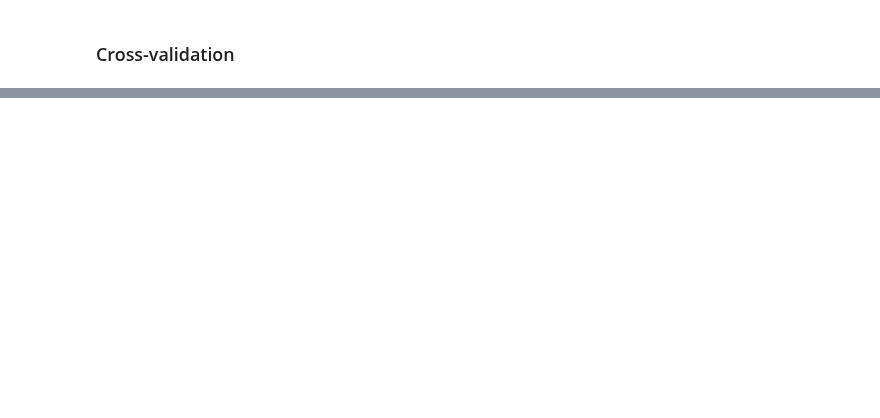
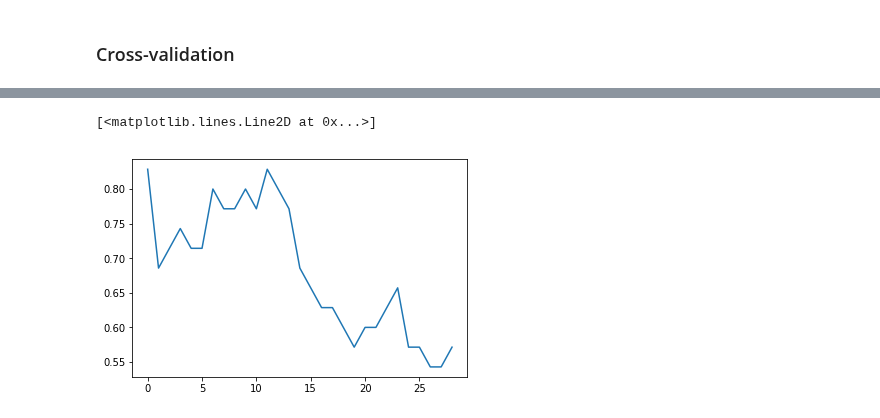
Before and after one commit to hgit2/IAproject, a Jupyter notebook: Projet_IA_clustering_classification_hana.ipynb, the cells around one changed output, grey strips where cells are left out. Drawn from its saved outputs; the diff is of its cells as text; code cells hidden in the pictures; blank space fills up the shorter version.

```diff
--- a/Projet_IA_clustering_classification_hana.ipynb
+++ b/Projet_IA_clustering_classification_hana.ipynb
@@ -842,0 +884,9 @@ cross_validate(model, sort_datatri, classes)
+# %%
+# variation of the number of neighbours
+silhouette_coef = []
+accuracy = []
+for i in range(1,30):
+    model = neighbors.KNeighborsClassifier(n_neighbors=i, weights='uniform', p=2)
+    model.fit(data_train, label_train)
+    label_predict_i = model.predict(data_test)
+    accuracy.append(metrics.accuracy_score(label_test, label_predict_i))
@@ -842,0 +913,5 @@ cross_validate(model, sort_datatri, classes)
+# %%
+plt.plot(accuracy)
+# %% [output]
+[<matplotlib.lines.Line2D at 0x...>]
+[figure, added]
```
Also changed, not shown: parts of 26 cells of this notebook.
